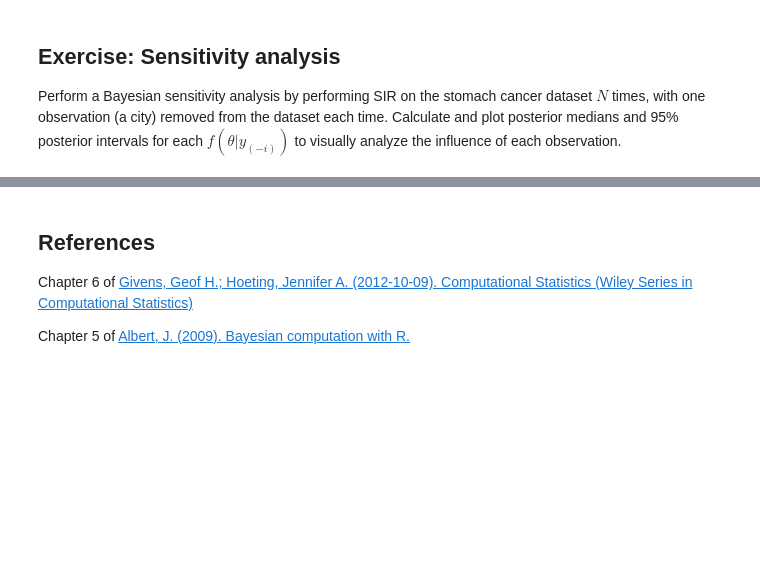
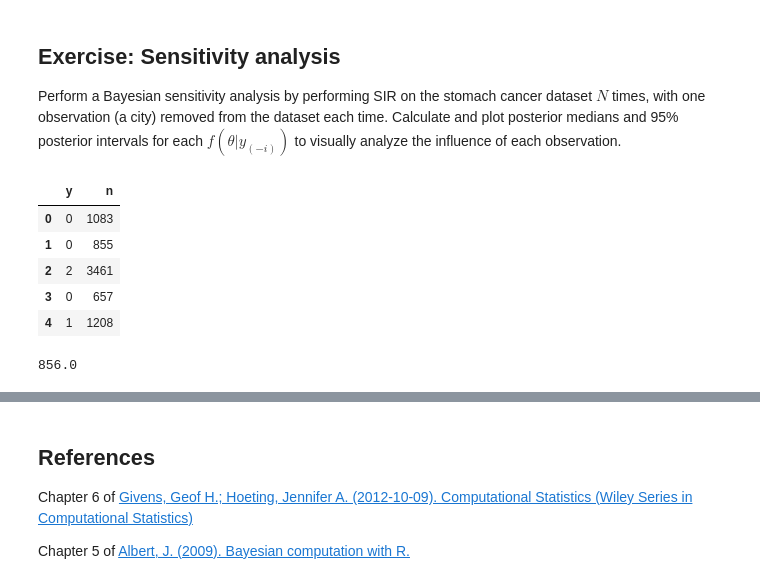
Before and after one commit to alvinjeffery/Bios8366, a Jupyter notebook: notebooks/Section4_1-Bayesian-Computation.ipynb, the cells around one changed output, grey strips where cells are left out. Saved outputs shown, nothing was run; the diff lists cells and outputs as text; code cells hidden in the pictures; blank space fills up the shorter version.

```diff
--- a/notebooks/Section4_1-Bayesian-Computation.ipynb
+++ b/notebooks/Section4_1-Bayesian-Computation.ipynb
@@ -643,3 +719,11 @@ logK_sample[[250, 9750]]
 Perform a Bayesian sensitivity analysis by performing SIR on the stomach cancer dataset $N$ times, with one observation (a city) removed from the dataset each time. Calculate and plot posterior medians and 95% posterior intervals for each $f(\theta|y_{(-i)})$ to visually analyze the influence of each observation.
 # %%
 # Write your answer here
+cancer.head()
+# %% [output]
+|  | y | n |
+| 0 | 0 | 1083 |
+| 1 | 0 | 855 |
+| 2 | 2 | 3461 |
+| 3 | 0 | 657 |
+| 4 | 1 | 1208 |
@@ -645,0 +736,5 @@ Perform a Bayesian sensitivity analysis by performing SIR on the stomach cancer
+# %%
+median = np.median(cancer.n)
+median
+# %% [output]
+856.0
```
Also changed, not shown: parts of 30 cells of this notebook.
